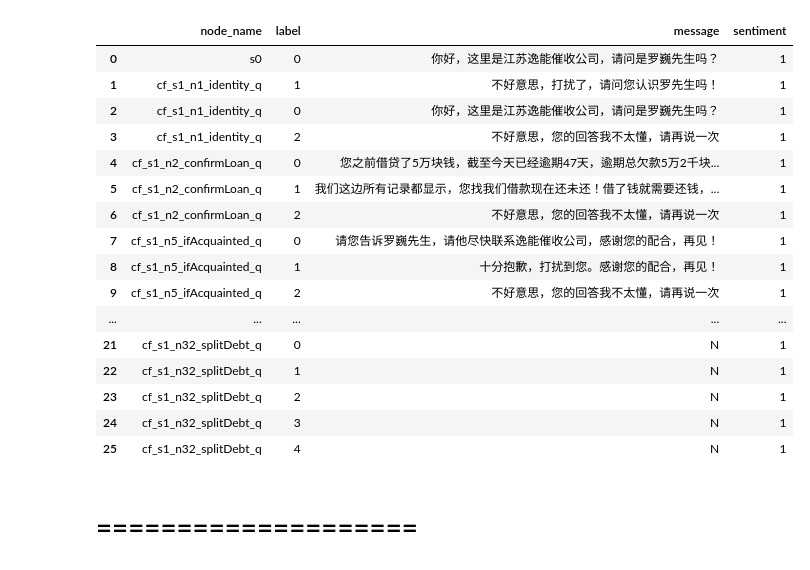
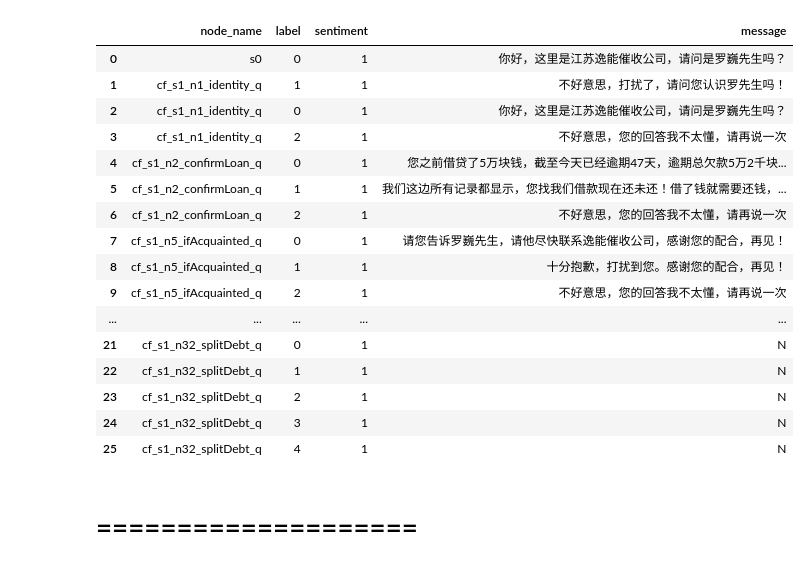
Before and after one commit to TSLNIHAOGIT/Chatbot1.0_ss, a Jupyter notebook: MLModel/code/TreeModelV2/process_mapping.ipynb, the cells around one changed output. Saved outputs shown, nothing was run; the diff lists cells and outputs as text; code cells hidden in the pictures.

```diff
--- a/MLModel/code/TreeModelV2/process_mapping.ipynb
+++ b/MLModel/code/TreeModelV2/process_mapping.ipynb
@@ -18,22 +18,4 @@ df1.to_csv('../../data/TreeModel/node_message.csv',index=False)
 # %%
 df1 = pd.read_csv('../../data/TreeModel/node_message.csv')
 # %%
-df1 = df[['node','label','message','sentiment']
+df1 = df1[['node_name','label','sentiment','message']]
-# %% [output]
-|  | node_name | label | message | sentiment |
-| 0 | s0 | 0 | 你好，这里是江苏逸能催收公司，请问是罗巍先生吗？ | 1 |
-| 1 | cf_s1_n1_identity_q | 1 | 不好意思，打扰了，请问您认识罗先生吗！ | 1 |
-| 2 | cf_s1_n1_identity_q | 0 | 你好，这里是江苏逸能催收公司，请问是罗巍先生吗？ | 1 |
-| 3 | cf_s1_n1_identity_q | 2 | 不好意思，您的回答我不太懂，请再说一次 | 1 |
-| 4 | cf_s1_n2_confirmLoan_q | 0 | 您之前借贷了5万块钱，截至今天已经逾期47天，逾期总欠款5万2千块... | 1 |
-| 5 | cf_s1_n2_confirmLoan_q | 1 | 我们这边所有记录都显示，您找我们借款现在还未还！借了钱就需要还钱，... | 1 |
-| 6 | cf_s1_n2_confirmLoan_q | 2 | 不好意思，您的回答我不太懂，请再说一次 | 1 |
-| 7 | cf_s1_n5_ifAcquainted_q | 0 | 请您告诉罗巍先生，请他尽快联系逸能催收公司，感谢您的配合，再见！ | 1 |
-| 8 | cf_s1_n5_ifAcquainted_q | 1 | 十分抱歉，打扰到您。感谢您的配合，再见！ | 1 |
-| 9 | cf_s1_n5_ifAcquainted_q | 2 | 不好意思，您的回答我不太懂，请再说一次 | 1 |
-| ... | ... | ... | ... | ... |
-| 21 | cf_s1_n32_splitDebt_q | 0 | N | 1 |
-| 22 | cf_s1_n32_splitDebt_q | 1 | N | 1 |
-| 23 | cf_s1_n32_splitDebt_q | 2 | N | 1 |
-| 24 | cf_s1_n32_splitDebt_q | 3 | N | 1 |
-| 25 | cf_s1_n32_splitDebt_q | 4 | N | 1 |
@@ -40,3 +24,23 @@ df1 = df[['node','label','message','sentiment']
+# %%
+df1
+# %% [output]
+|  | node_name | label | sentiment | message |
+| 0 | s0 | 0 | 1 | 你好，这里是江苏逸能催收公司，请问是罗巍先生吗？ |
+| 1 | cf_s1_n1_identity_q | 1 | 1 | 不好意思，打扰了，请问您认识罗先生吗！ |
+| 2 | cf_s1_n1_identity_q | 0 | 1 | 你好，这里是江苏逸能催收公司，请问是罗巍先生吗？ |
+| 3 | cf_s1_n1_identity_q | 2 | 1 | 不好意思，您的回答我不太懂，请再说一次 |
+| 4 | cf_s1_n2_confirmLoan_q | 0 | 1 | 您之前借贷了5万块钱，截至今天已经逾期47天，逾期总欠款5万2千块... |
+| 5 | cf_s1_n2_confirmLoan_q | 1 | 1 | 我们这边所有记录都显示，您找我们借款现在还未还！借了钱就需要还钱，... |
+| 6 | cf_s1_n2_confirmLoan_q | 2 | 1 | 不好意思，您的回答我不太懂，请再说一次 |
+| 7 | cf_s1_n5_ifAcquainted_q | 0 | 1 | 请您告诉罗巍先生，请他尽快联系逸能催收公司，感谢您的配合，再见！ |
+| 8 | cf_s1_n5_ifAcquainted_q | 1 | 1 | 十分抱歉，打扰到您。感谢您的配合，再见！ |
+| 9 | cf_s1_n5_ifAcquainted_q | 2 | 1 | 不好意思，您的回答我不太懂，请再说一次 |
+| ... | ... | ... | ... | ... |
+| 21 | cf_s1_n32_splitDebt_q | 0 | 1 | N |
+| 22 | cf_s1_n32_splitDebt_q | 1 | 1 | N |
+| 23 | cf_s1_n32_splitDebt_q | 2 | 1 | N |
+| 24 | cf_s1_n32_splitDebt_q | 3 | 1 | N |
+| 25 | cf_s1_n32_splitDebt_q | 4 | 1 | N |
 # %% [markdown]
 # ====================
 # %%
```
Also changed, not shown: parts of 1 cell of this notebook, 5 other files.
